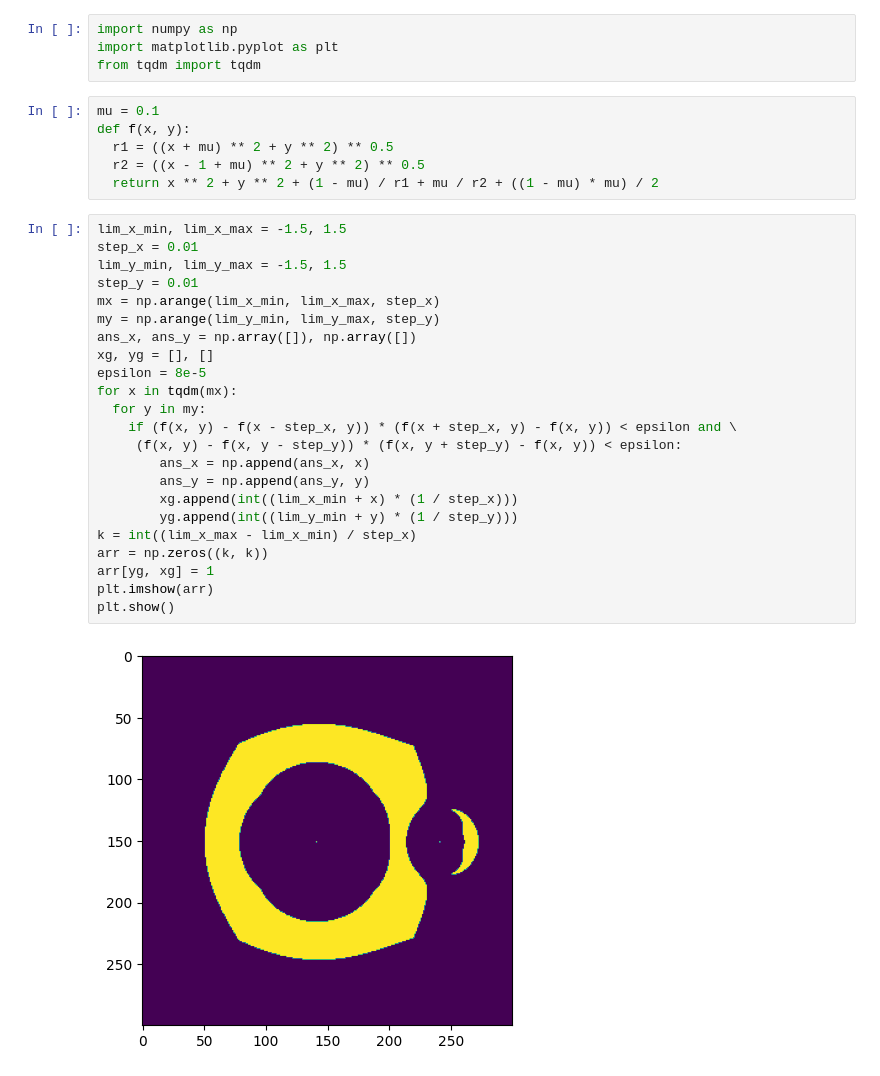
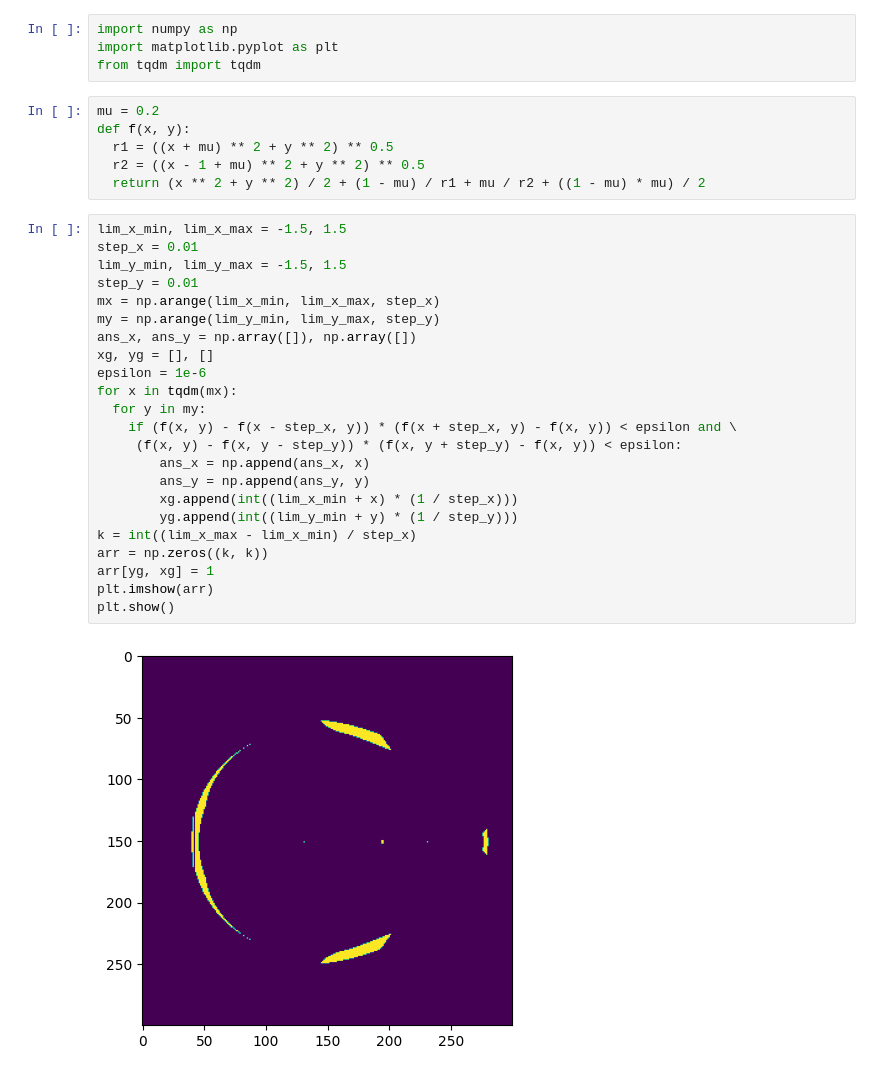
Before and after one commit to ZhizhchenkoA/Mechanic_Project, a Jupyter notebook: Z.ipynb, the cells around one changed output. Drawn from its saved outputs; the diff is of its cells as text.

```diff
--- a/Z.ipynb
+++ b/Z.ipynb
@@ -5,34 +5,34 @@ import numpy as np
 import matplotlib.pyplot as plt
 from tqdm import tqdm
 # %%
-mu = 0.1
+mu = 0.2
 def f(x, y):
   r1 = ((x + mu) ** 2 + y ** 2) ** 0.5
   r2 = ((x - 1 + mu) ** 2 + y ** 2) ** 0.5
-  return x ** 2 + y ** 2 + (1 - mu) / r1 + mu / r2 + ((1 - mu) * mu) / 2
+  return (x ** 2 + y ** 2) / 2 + (1 - mu) / r1 + mu / r2 + ((1 - mu) * mu) / 2
 # %%
 lim_x_min, lim_x_max = -1.5, 1.5
 step_x = 0.01
 lim_y_min, lim_y_max = -1.5, 1.5
 step_y = 0.01
 mx = np.arange(lim_x_min, lim_x_max, step_x)
 my = np.arange(lim_y_min, lim_y_max, step_y)
 ans_x, ans_y = np.array([]), np.array([])
 xg, yg = [], []
-epsilon = 8e-5
+epsilon = 1e-6
 for x in tqdm(mx):
   for y in my:
     if (f(x, y) - f(x - step_x, y)) * (f(x + step_x, y) - f(x, y)) < epsilon and \
      (f(x, y) - f(x, y - step_y)) * (f(x, y + step_y) - f(x, y)) < epsilon:
         ans_x = np.append(ans_x, x)
         ans_y = np.append(ans_y, y)
         xg.append(int((lim_x_min + x) * (1 / step_x)))
         yg.append(int((lim_y_min + y) * (1 / step_y)))
 k = int((lim_x_max - lim_x_min) / step_x)
 arr = np.zeros((k, k))
 arr[yg, xg] = 1
 plt.imshow(arr)
 plt.show()
 # %% [output]
-[figure, old version]
+[figure, new version]
 # %%
```
Also changed, not shown: parts of 3 cells of this notebook.
